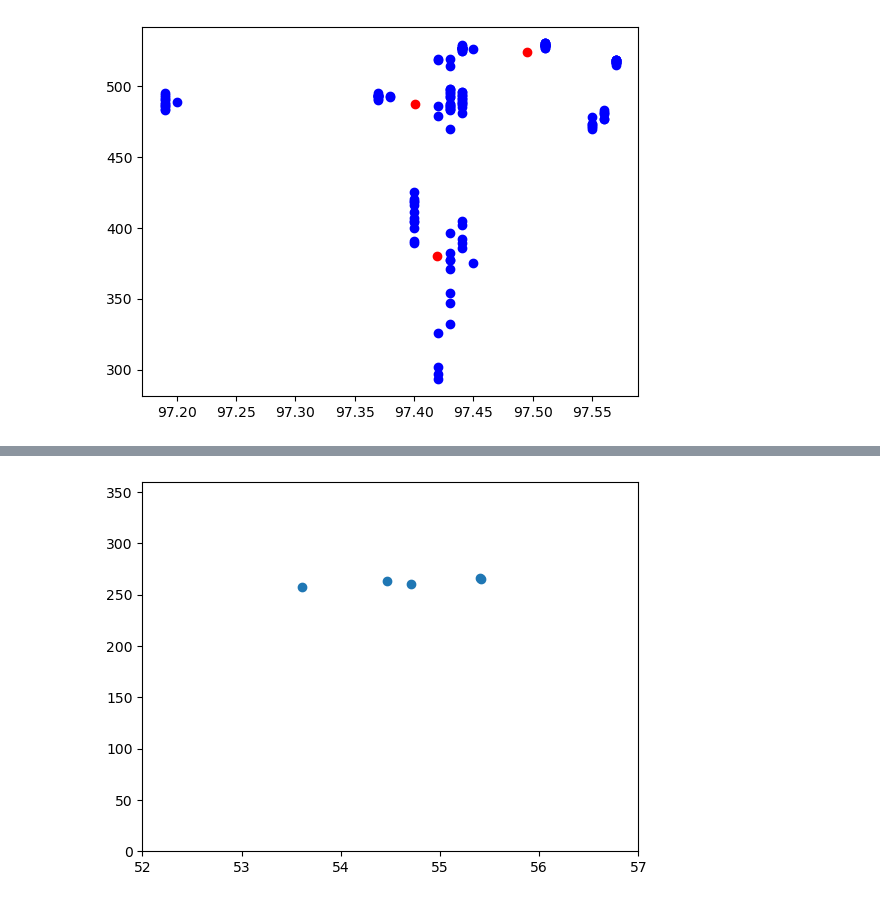
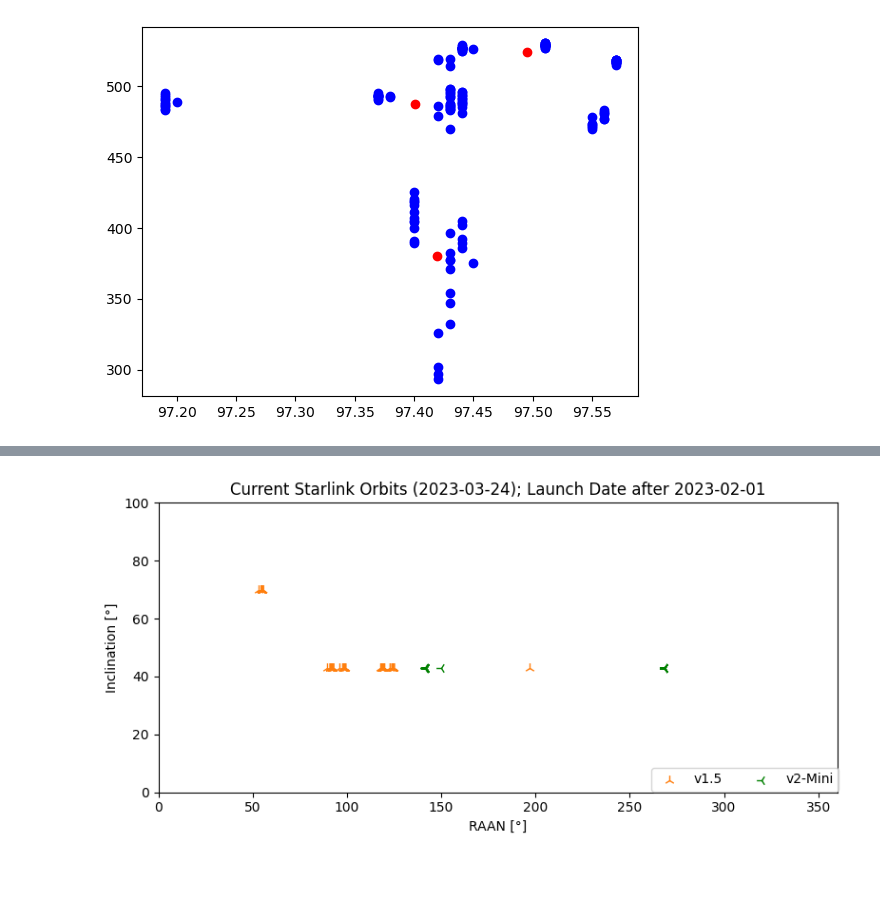
Before and after one commit to Rakagami/datascience_satellites_and_me, a Jupyter notebook: constellations.ipynb, the cells around one changed output, grey strips where cells are left out. Saved outputs shown, nothing was run; the diff lists cells and outputs as text; code cells hidden in the pictures; blank space fills up the shorter version.

```diff
--- a/constellations.ipynb
+++ b/constellations.ipynb
@@ -359,14 +343,71 @@ plt.scatter([p[0] for p in centroids], [p[1] for p in centroids], color="red")
+# %%
+def adjust_tle0(tle0):
+    number_ = tle0.split("-")[1]
+    number = number_.split(" ")[0]
+    return int(number)
+
+starlinkorbits = pd.read_csv("data/2023-03-24_starlinkorbits.csv")
+starlinkorbits["STARLINK_NUMBER"] = starlinkorbits["ORBIT_TLE0"].apply(adjust_tle0)
+starlinkorbits.set_index("STARLINK_NUMBER", inplace=True)
+
+def adjust_slname(name):
+    number = name.split(" ")[1]
+    number = number.split(",")[0]
+    return int(number)
+starlinkrevgroup = pd.read_csv("data/2023-03-24_starlinkrevgroup.csv")
+starlinkrevgroup = starlinkrevgroup.dropna(subset="StarlinkName")
+starlinkrevgroup["LaunchDate"] = starlinkrevgroup["LaunchDate"].apply(datetime.fromisoformat)
+starlinkrevgroup["STARLINK_NUMBER"] = starlinkrevgroup["StarlinkName"].apply(adjust_slname)
+starlinkrevgroup.set_index("STARLINK_NUMBER", inplace=True)
 # %%
-for i in range(6):
-    print("Class", i)
-    indices = []
-    for idx, cidx in enumerate(clusters):
-        if (cidx == i):
-            indices.append(idx)
-    x = [data[idx][0] for idx in indices]
-    y = [data[idx][1] for idx in indices]
-    plt.xlim(52, 57)
-    plt.ylim(0, 360)
-    plt.scatter(x, y)
-    plt.show()
+starlinkrevgroup = starlinkrevgroup[
+    starlinkrevgroup["LaunchDate"]
+        > datetime.fromisoformat("2023-02-01")
+]
+#starlinkrevgroup = starlinkrevgroup[
+#    starlinkrevgroup["LaunchDate"]
+#        < datetime.fromisoformat("2022-10-01")
+#]
+
+df = starlinkorbits.join(starlinkrevgroup, how="inner")
+
+fig, ax = plt.subplots(figsize=(8, 4))
+plt.xlim(0, 360)
+plt.ylim(0, 100)
+revs = df["Revision"].unique()
+for rev in revs:
+    revdf = df[df["Revision"] == rev]
+    if (rev == "v1.0"):
+        marker = "1"
+        size = 60.0
+        lw = 1
+        color = "#1f77b4"
+    elif (rev == "v1.5"):
+        marker = "2"
+        size = 60.0
+        lw = 1
+        color = "#ff7f0e"
+    else:
+        marker = "3"
+        size = 60.0
+        lw = 1
+        color = "g"
+    ax.scatter(
+            revdf["ORBIT_RAANDeg"],
+            revdf["ORBIT_InclinationDeg"],
+            sizes=[size],
+            linewidth=lw,
+            label = rev,
+            color = color,
+            marker=marker
+    )
+plt.legend(loc='lower right', bbox_to_anchor=(1.012, -0.02),
+          ncol=2, fancybox=True, shadow=False)
+#plt.axis('tight')
+plt.ylabel("Inclination [°]")
+plt.xlabel("RAAN [°]")
+plt.title("Current Starlink Orbits (2023-03-24); Launch Date after 2023-02-01")
+plt.savefig("temp.png", dpi=300)
+plt.tight_layout()
+plt.show()
 # %% [output]
@@ -374 +414 @@ Class 0
-[figure, old version]
+[figure, new version]
```
Also changed, not shown: parts of 4 cells of this notebook, 15 other files.
